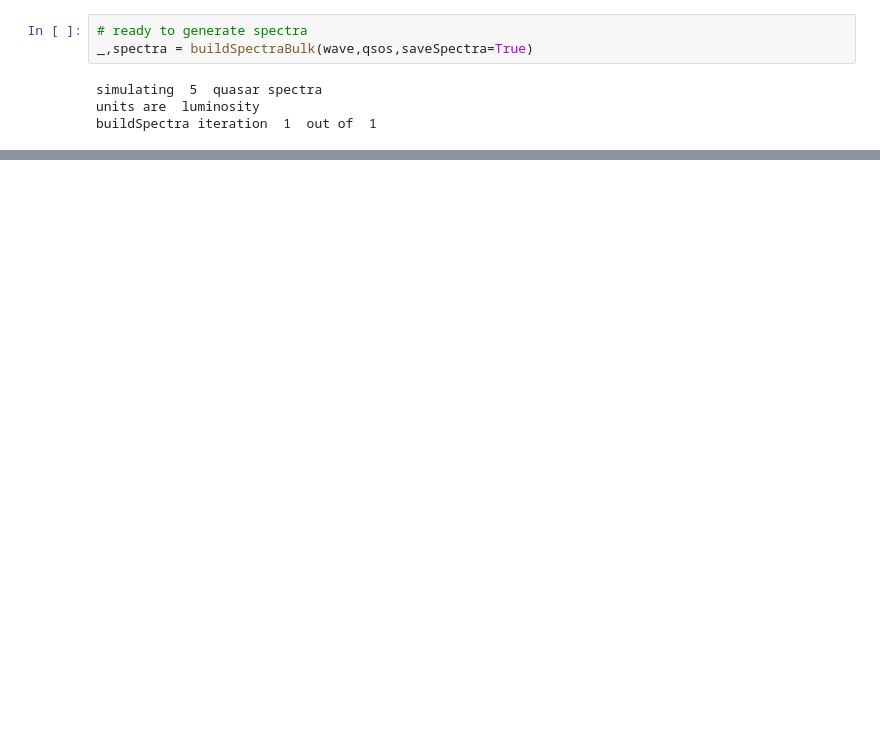
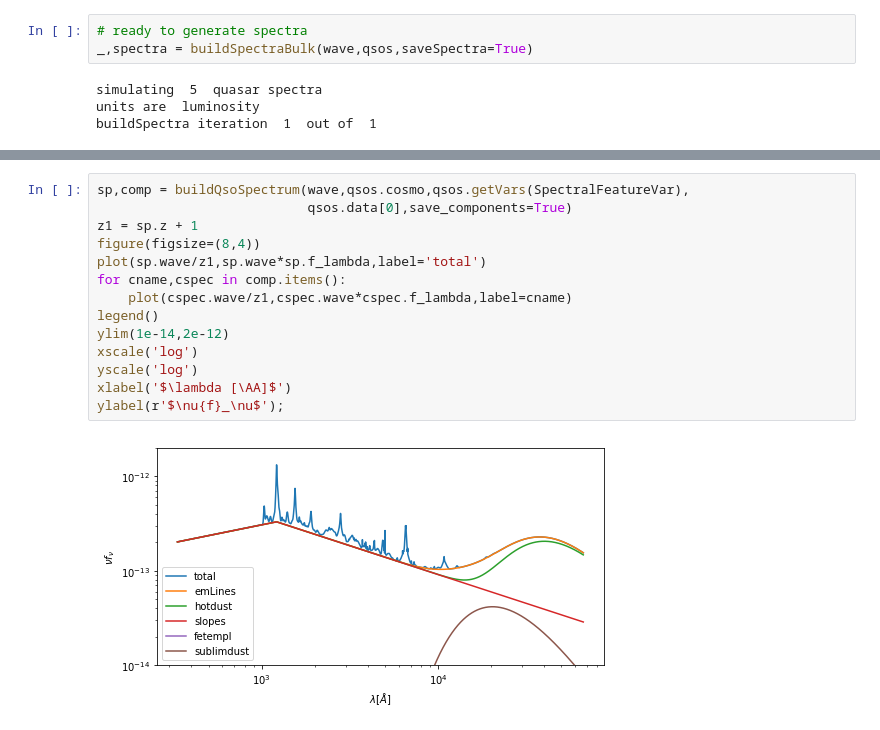
Before and after one commit to imcgreer/simqso, a Jupyter notebook: examples/SimpleSpecExample.ipynb, the cells around one changed output, grey strips where cells are left out. Drawn from its saved outputs; the diff is of its cells as text; blank space fills up the shorter version.

```diff
--- a/examples/SimpleSpecExample.ipynb
+++ b/examples/SimpleSpecExample.ipynb
@@ -75,0 +108,16 @@ xlim(3000,7000)
+# %%
+sp,comp = buildQsoSpectrum(wave,qsos.cosmo,qsos.getVars(SpectralFeatureVar),
+                           qsos.data[0],save_components=True)
+z1 = sp.z + 1
+figure(figsize=(8,4))
+plot(sp.wave/z1,sp.wave*sp.f_lambda,label='total')
+for cname,cspec in comp.items():
+    plot(cspec.wave/z1,cspec.wave*cspec.f_lambda,label=cname)
+legend()
+ylim(1e-14,2e-12)
+xscale('log')
+yscale('log')
+xlabel('$\lambda [\AA]$')
+ylabel(r'$\nu{f}_\nu$');
+# %% [output]
+[figure, added]
```
Also changed, not shown: parts of 12 cells of this notebook, 2 other files.
